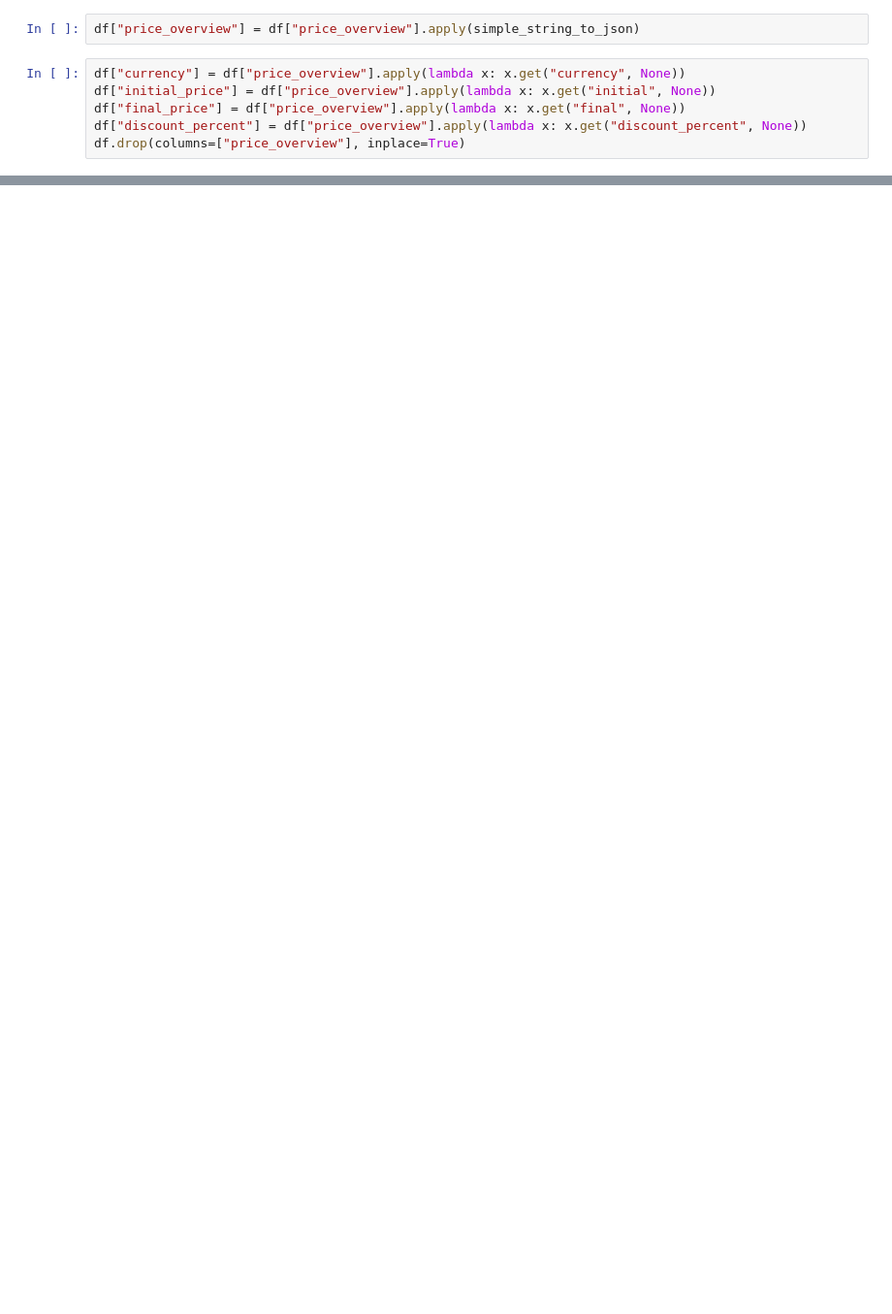
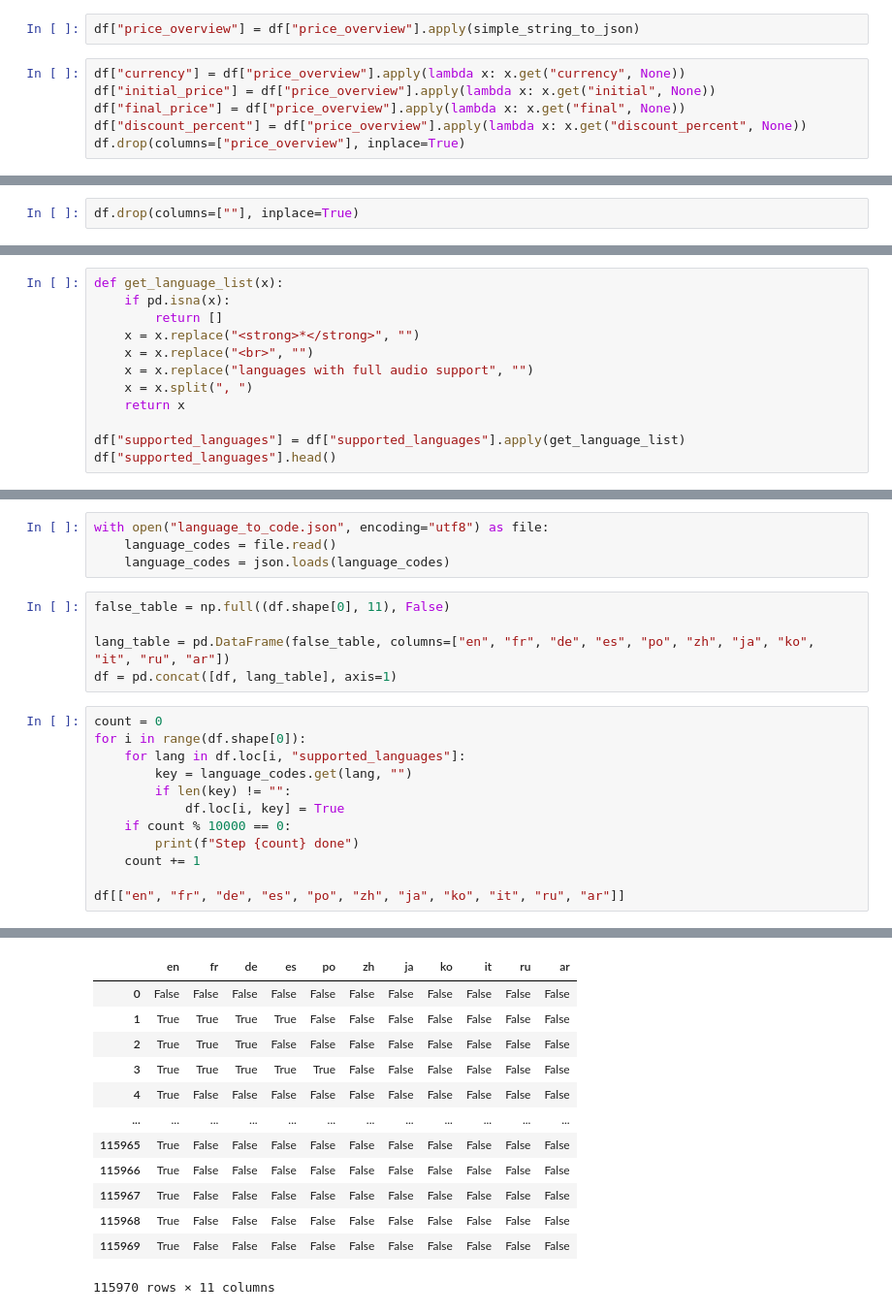
Before and after one commit to lephu13502/Steam-DB-Analysis, a Jupyter notebook: cleaning.ipynb, the cells around one changed output, grey strips where cells are left out. Shown: that part at 97% size. Saved outputs shown, nothing was run; the diff lists cells and outputs as text; blank space fills up the shorter version.

```diff
--- a/cleaning.ipynb
+++ b/cleaning.ipynb
@@ -206,0 +371,2 @@ df.drop(columns=["price_overview"], inplace=True)
+# %%
+df.drop(columns=[""], inplace=True)
@@ -206,0 +391,12 @@ df.drop(columns=["price_overview"], inplace=True)
+# %%
+def get_language_list(x):
+    if pd.isna(x):
+        return []
+    x = x.replace("<strong>*</strong>", "")
+    x = x.replace("<br>", "")
+    x = x.replace("languages with full audio support", "")
+    x = x.split(", ")
+    return x
+
+df["supported_languages"] = df["supported_languages"].apply(get_language_list)
+df["supported_languages"].head()
@@ -206,0 +410,22 @@ df.drop(columns=["price_overview"], inplace=True)
+# %%
+with open("language_to_code.json", encoding="utf8") as file:
+    language_codes = file.read()
+    language_codes = json.loads(language_codes)
+# %%
+false_table = np.full((df.shape[0], 11), False)
+
+lang_table = pd.DataFrame(false_table, columns=["en", "fr", "de", "es", "po", "zh", "ja", "ko", "it", "ru", "ar"])
+df = pd.concat([df, lang_table], axis=1)
+# %%
+count = 0
+for i in range(df.shape[0]):
+    for lang in df.loc[i, "supported_languages"]:
+        key = language_codes.get(lang, "")
+        if len(key) != "":
+            df.loc[i, key] = True
+    if count % 10000 == 0:
+        print(f"Step {count} done")
+    count += 1
+
+df[["en", "fr", "de", "es", "po", "zh", "ja", "ko", "it", "ru", "ar"]]
+# %% [output]
@@ -206,0 +444,13 @@ df.drop(columns=["price_overview"], inplace=True)
+|  | en | fr | de | es | po | zh | ja | ko | it | ru | ar |
+| 0 | False | False | False | False | False | False | False | False | False | False | False |
+| 1 | True | True | True | True | False | False | False | False | False | False | False |
+| 2 | True | True | True | False | False | False | False | False | False | False | False |
+| 3 | True | True | True | True | True | False | False | False | False | False | False |
+| 4 | True | False | False | False | False | False | False | False | False | False | False |
+| ... | ... | ... | ... | ... | ... | ... | ... | ... | ... | ... | ... |
+| 115965 | True | False | False | False | False | False | False | False | False | False | False |
+| 115966 | True | False | False | False | False | False | False | False | False | False | False |
+| 115967 | True | False | False | False | False | False | False | False | False | False | False |
+| 115968 | True | False | False | False | False | False | False | False | False | False | False |
+| 115969 | True | False | False | False | False | False | False | False | False | False | False |
+115970 rows × 11 columns
```
Also changed, not shown: parts of 61 cells of this notebook, 3 other files.
